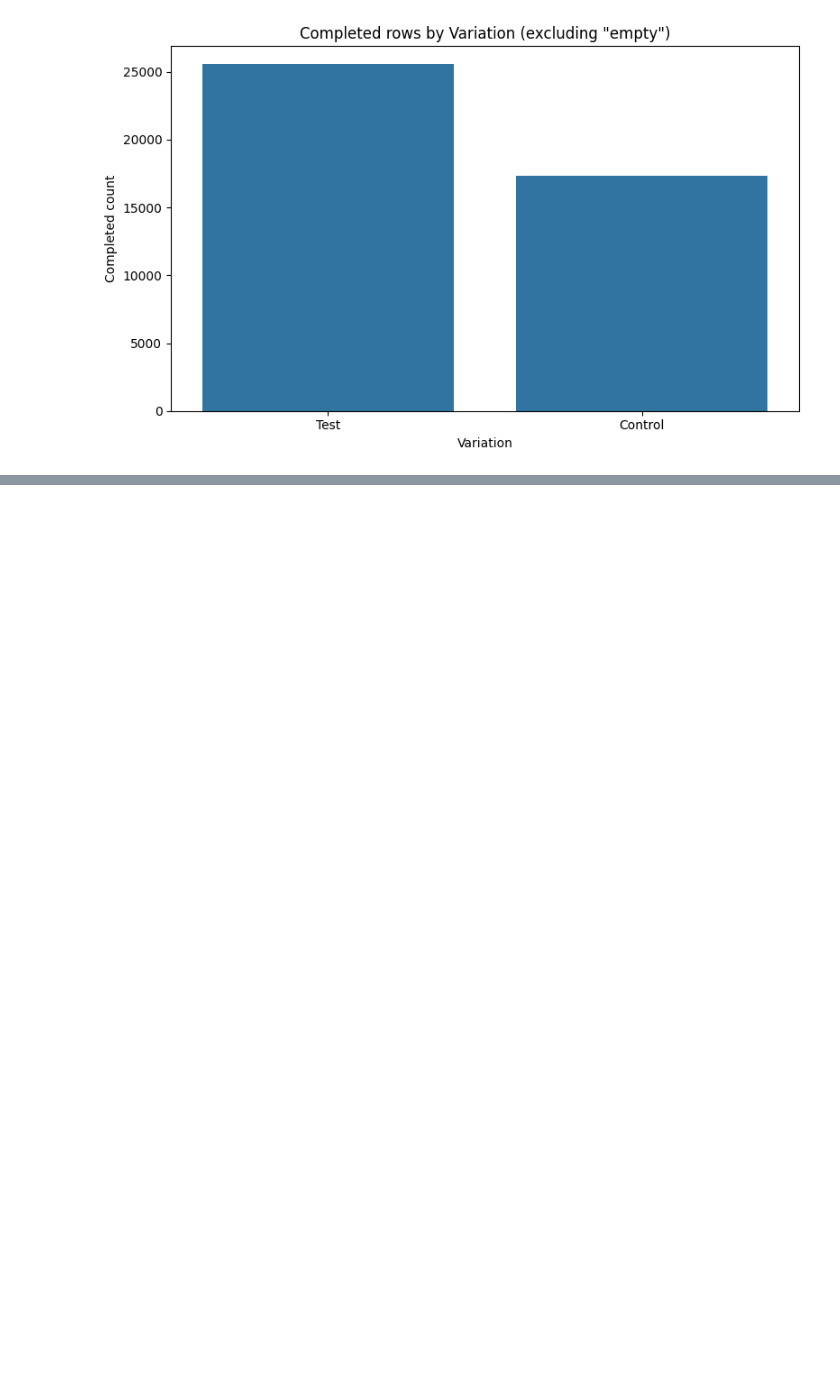
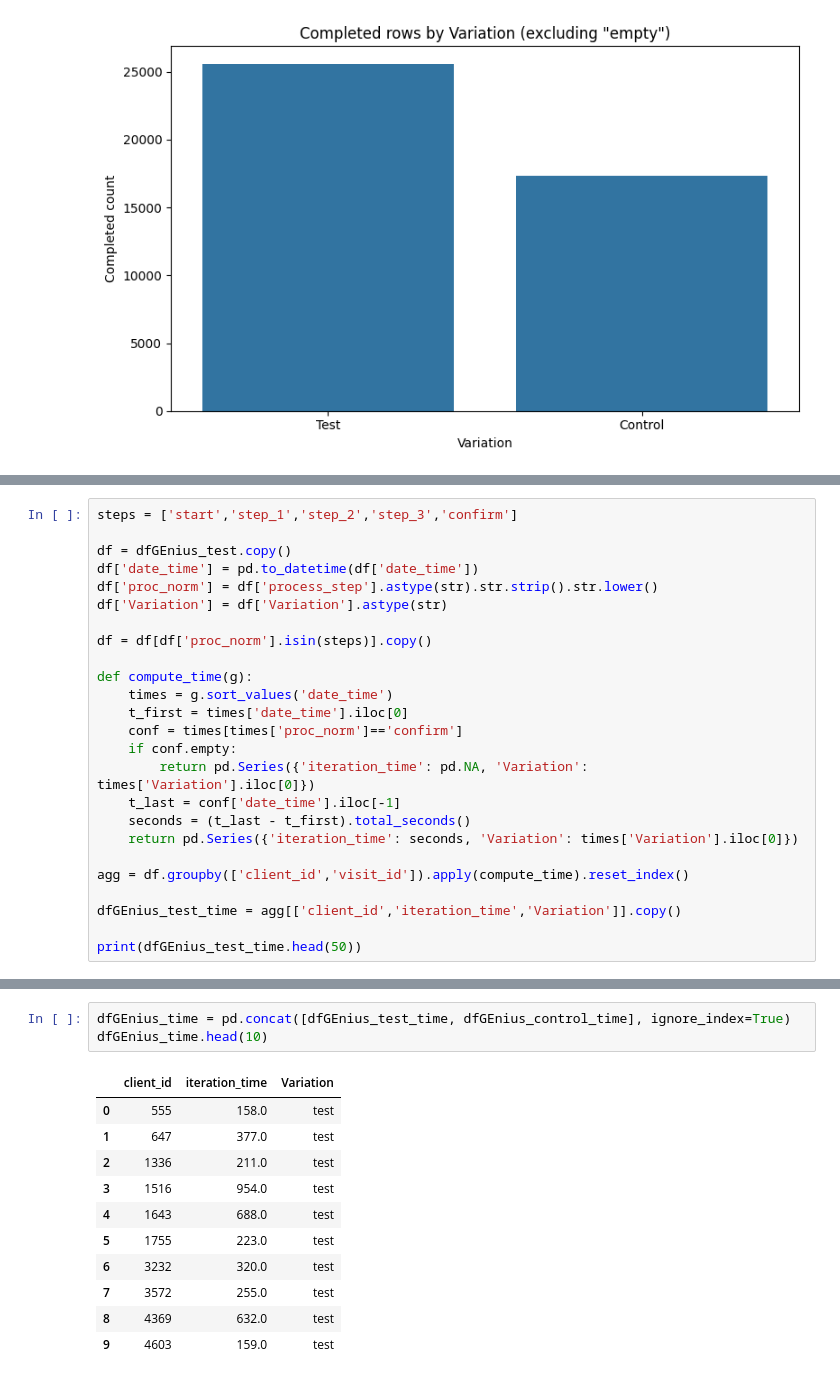
Before and after one commit to bloodnickel/project_2, a Jupyter notebook: 2_Python_Notebook/mykyta.ipynb, the cells around one changed output, grey strips where cells are left out. Drawn from its saved outputs; the diff is of its cells as text; blank space fills up the shorter version.

```diff
--- a/2_Python_Notebook/mykyta.ipynb
+++ b/2_Python_Notebook/mykyta.ipynb
@@ -536,0 +572,25 @@ number_accounts
+# %%
+steps = ['start','step_1','step_2','step_3','confirm']
+
+df = dfGEnius_test.copy()
+df['date_time'] = pd.to_datetime(df['date_time'])
+df['proc_norm'] = df['process_step'].astype(str).str.strip().str.lower()
+df['Variation'] = df['Variation'].astype(str)
+
+df = df[df['proc_norm'].isin(steps)].copy()
+
+def compute_time(g):
+    times = g.sort_values('date_time')
+    t_first = times['date_time'].iloc[0]
+    conf = times[times['proc_norm']=='confirm']
+    if conf.empty:
+        return pd.Series({'iteration_time': pd.NA, 'Variation': times['Variation'].iloc[0]})
+    t_last = conf['date_time'].iloc[-1]
+    seconds = (t_last - t_first).total_seconds()
+    return pd.Series({'iteration_time': seconds, 'Variation': times['Variation'].iloc[0]})
+
+agg = df.groupby(['client_id','visit_id']).apply(compute_time).reset_index()
+
+dfGEnius_test_time = agg[['client_id','iteration_time','Variation']].copy()
+
+print(dfGEnius_test_time.head(50))
@@ -536,0 +615,15 @@ number_accounts
+# %%
+dfGEnius_time = pd.concat([dfGEnius_test_time, dfGEnius_control_time], ignore_index=True)
+dfGEnius_time.head(10)
+# %% [output]
+|  | client_id | iteration_time | Variation |
+| 0 | 555 | 158.0 | test |
+| 1 | 647 | 377.0 | test |
+| 2 | 1336 | 211.0 | test |
+| 3 | 1516 | 954.0 | test |
+| 4 | 1643 | 688.0 | test |
+| 5 | 1755 | 223.0 | test |
+| 6 | 3232 | 320.0 | test |
+| 7 | 3572 | 255.0 | test |
+| 8 | 4369 | 632.0 | test |
+| 9 | 4603 | 159.0 | test |
```
Also changed, not shown: parts of 31 cells of this notebook, 3 other files.
